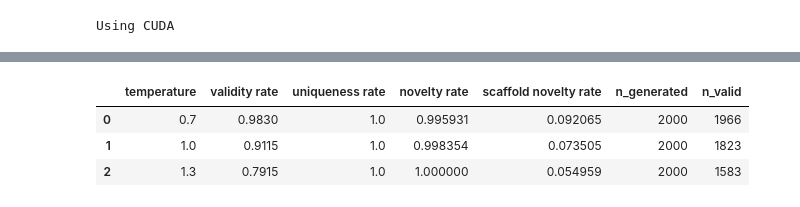
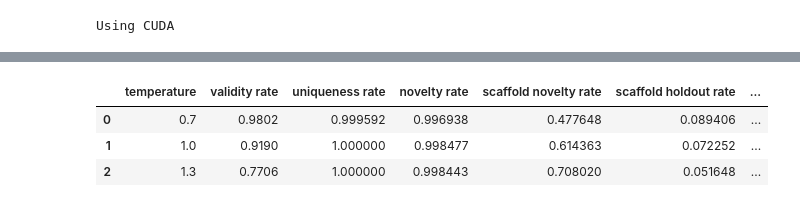
Before and after one commit to scottbwinner/Candidate-Molecule-Generation, a Jupyter notebook: notebooks/molecule_generation.ipynb, the cells around one changed output, grey strips where cells are left out. Saved outputs shown, nothing was run; the diff lists cells and outputs as text; code cells hidden in the pictures.

Commit message:
Adding QED Analysis to model evaluation

```diff
--- a/notebooks/molecule_generation.ipynb
+++ b/notebooks/molecule_generation.ipynb
@@ -6,6 +6,7 @@ import matplotlib.pyplot as plt
 import torch
 from rdkit import Chem
 from rdkit.Chem import Draw
+import statistics
 
 def find_project_root(marker=".git") -> Path:
     path = Path.cwd()
@@ -19,8 +20,8 @@ sys.path.append(str(project_root))
 
 from src.sample import generate_molecules
 from src.evaluate import (
-    compute_validity, compute_uniqueness, compute_novelty,
-    compute_qed_scores, compute_scaffold_novelty,
+    compute_validity, compute_uniqueness, compute_novelty, scaffold_breakdown,
+    compute_qed_scores, compute_scaffold_novelty_rate, compute_scaffold_holdout_rate
 )
 
 data_dir = project_root / "data" / "processed" / "char_tokenized"
@@ -33,6 +34,9 @@ with open(data_dir / "canonical_training_smiles.json") as f:
 with open(data_dir / "holdout_scaffolds.json") as f:
     holdout_scaffolds = set(json.load(f))
 
+with open(data_dir / "training_scaffolds.json") as f:
+    train_scaffolds = set(json.load(f))
+
 df = pd.read_csv(project_root / "data" / "zinc250k.csv")
 
 model_name = "char_lstm_0804_160242"
@@ -57,21 +61,25 @@ generated_by_temp = {}  # keep the raw output around for the molecule-rendering
 
 for temp in temperatures:
     generated = generate_molecules(
-        num_samples=2000, model_path=model_path,
+        num_samples=5000, model_path=model_path,
         batch_size=256, device=device, temperature=temp,
     )
     generated_by_temp[temp] = generated
 
     valid_smiles, invalid_count = compute_validity(generated)
     validity_rate = len(valid_smiles) / len(generated)
-    uniqueness_rate = compute_uniqueness(valid_smiles)  # duplicates intact -- per the earlier discussion
+    uniqueness_rate = compute_uniqueness(valid_smiles)
 
     unique_valid_smiles = list(set(valid_smiles))
     if unique_valid_smiles:
         novel, not_novel, novelty_rate = compute_novelty(canonical_training_set, unique_valid_smiles)
-        scaffold_novelty_rate = compute_scaffold_novelty(unique_valid_smiles, holdout_scaffolds)
+        breakdown = scaffold_breakdown(unique_valid_smiles, train_scaffolds, holdout_scaffolds)
+        scaffold_novelty_rate = compute_scaffold_novelty_rate(breakdown)
+        scaffold_holdout_rate = compute_scaffold_holdout_rate(breakdown)
     else:
-        novelty_rate = scaffold_novelty_rate = 0.0
+        novelty_rate = scaffold_novelty_rate = scaffold_holdout_rate = 0.0
+
+    qed_scores = compute_qed_scores(valid_smiles)
 
     results.append({
         "temperature": temp,
@@ -79,8 +87,12 @@ for temp in temperatures:
         "uniqueness rate": uniqueness_rate,
         "novelty rate": novelty_rate,
         "scaffold novelty rate": scaffold_novelty_rate,
+        "scaffold holdout rate": scaffold_holdout_rate,
         "n_generated": len(generated),
         "n_valid": len(valid_smiles),
+        "mean_qed_generated": statistics.mean(qed_scores),
+        "mean_qed_real": df["qed"].mean(),
+        "median_qed_generated": statistics.median(qed_scores),
     })
 
 results_df = pd.DataFrame(results)
@@ -107,4 +119,4 @@ results_df
-|  | temperature | validity rate | uniqueness rate | novelty rate | scaffold novelty rate | n_generated | n_valid |
-| 0 | 0.7 | 0.9830 | 1.0 | 0.995931 | 0.092065 | 2000 | 1966 |
-| 1 | 1.0 | 0.9115 | 1.0 | 0.998354 | 0.073505 | 2000 | 1823 |
-| 2 | 1.3 | 0.7915 | 1.0 | 1.000000 | 0.054959 | 2000 | 1583 |
+|  | temperature | validity rate | uniqueness rate | novelty rate | scaffold novelty rate | scaffold holdout rate | ... |
+| 0 | 0.7 | 0.9802 | 0.999592 | 0.996938 | 0.477648 | 0.089406 | ... |
+| 1 | 1.0 | 0.9190 | 1.000000 | 0.998477 | 0.614363 | 0.072252 | ... |
+| 2 | 1.3 | 0.7706 | 1.000000 | 0.998443 | 0.708020 | 0.051648 | ... |
```
Also changed, not shown: parts of 3 cells of this notebook, 3 other files.
